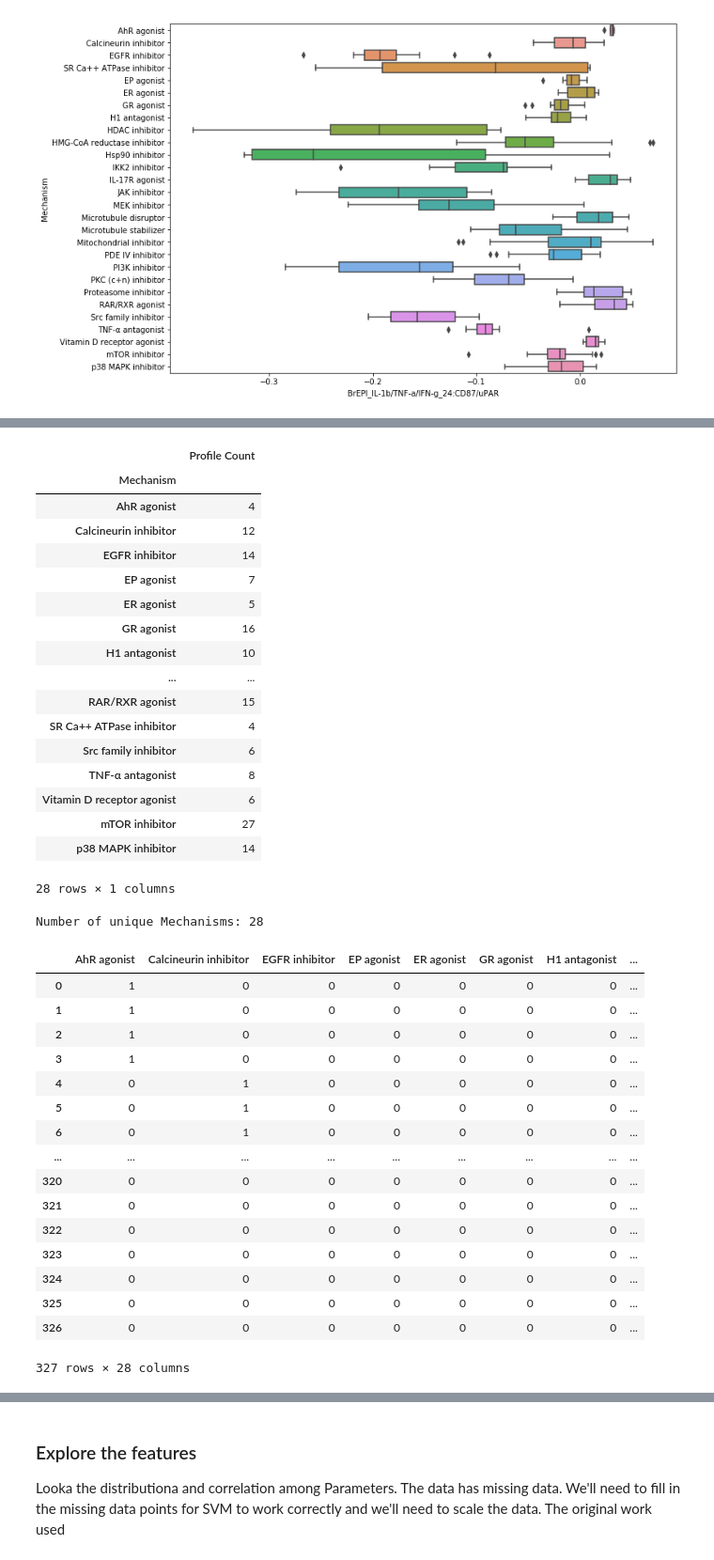
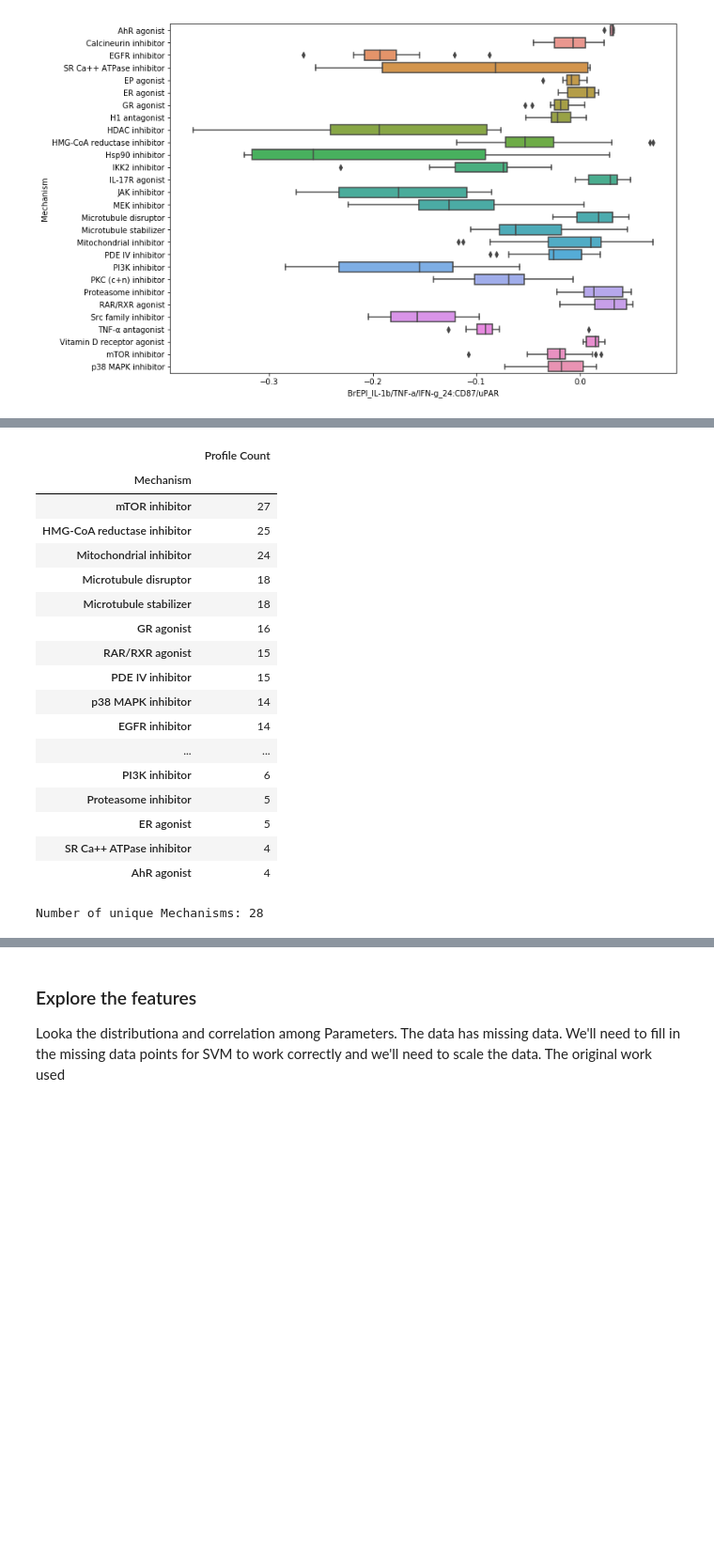
Before and after one commit to AntalBerenyi/SVM, a Jupyter notebook: Notebooks/SVM - Quick and Dirty.ipynb, the cells around one changed output, grey strips where cells are left out. Shown at 94% size. Cells and saved outputs as stored; diff of their text form; code cells hidden in the pictures; blank space fills up the shorter version.

```diff
--- a/Notebooks/SVM - Quick and Dirty.ipynb
+++ b/Notebooks/SVM - Quick and Dirty.ipynb
@@ -17,8 +17,8 @@ import seaborn as sns
 from IPython.display import display
 
 %matplotlib inline
-pd.options.display.max_rows = 15
+pd.options.display.max_rows = 30
 
 pd.options.display.max_columns = 300
 
-DEBUG = True
+VERBOSE = True
@@ -39,0 +43,5 @@ if (DEBUG):
+# %%
+sm = pd.DataFrame([s.split(':') for s in data.columns[2:].values.astype(str) ])
+index = [sm[0].values, sm[1].values]
+pd.options.display.max_rows = 84
+sm.groupby([0,1]).count()
@@ -39,0 +70,7 @@ if (DEBUG):
+# %%
+pd.options.display.max_rows = 30
+print("Number of unique Mechanisms: {}".format(data['Mechanism'].nunique()))
+m_gb = data.groupby('Mechanism').size()
+dfs = pd.DataFrame(m_gb, columns=['Profile Count'])
+
+if VERBOSE: display( dfs.sort_values(['Profile Count'], ascending=False))
@@ -53,52 +116,29 @@ sns.boxplot(data=data[['Mechanism','BrEPI_IL-1b/TNF-a/IFN-g_24:CD87/uPAR']],
 # %%
 # Split the data into training and testing. We'll work with the raw features and labels set to normalize and encode where needed.
 ## Split out labels from data
 profile_names = data['BioMAP Viewer Mixed Profile'] # save this for later reference
 labels_raw = data['Mechanism']
 
-if DEBUG: display(pd.DataFrame(pd.DataFrame(labels_raw).groupby('Mechanism').size(), columns=['Profile Count']))
+if DEBUG: display(pd.DataFrame(pd.DataFrame(labels_raw).groupby('Mechanism').size(), columns=['Profile Count']).sort_values(['Profile Count'], ascending=False))
 features_raw = data.drop(['Mechanism'], axis = 1)
 print("Number of unique Mechanisms: {}".format(len(labels_raw.unique())))
-
-# define target labels and one-hot encode
-labels_encoded = pad.get_dummies(labels_raw)
-# One-hot encode the Mechanisms
-if (DEBUG):
-    display(labels_encoded)
 # %% [output]
 |  | Profile Count |
 | Mechanism |  |
+| mTOR inhibitor | 27 |
+| HMG-CoA reductase inhibitor | 25 |
+| Mitochondrial inhibitor | 24 |
+| Microtubule disruptor | 18 |
+| Microtubule stabilizer | 18 |
+| GR agonist | 16 |
+| RAR/RXR agonist | 15 |
+| PDE IV inhibitor | 15 |
+| p38 MAPK inhibitor | 14 |
+| EGFR inhibitor | 14 |
+| ... | ... |
+| PI3K inhibitor | 6 |
+| Proteasome inhibitor | 5 |
+| ER agonist | 5 |
+| SR Ca++ ATPase inhibitor | 4 |
 | AhR agonist | 4 |
-| Calcineurin inhibitor | 12 |
-| EGFR inhibitor | 14 |
-| EP agonist | 7 |
-| ER agonist | 5 |
-| GR agonist | 16 |
-| H1 antagonist | 10 |
-| ... | ... |
-| RAR/RXR agonist | 15 |
-| SR Ca++ ATPase inhibitor | 4 |
-| Src family inhibitor | 6 |
-| TNF-α antagonist | 8 |
-| Vitamin D receptor agonist | 6 |
-| mTOR inhibitor | 27 |
-| p38 MAPK inhibitor | 14 |
-28 rows × 1 columns
+Number of unique Mechanisms: 28
-Number of unique Mechanisms: 28
-|  | AhR agonist | Calcineurin inhibitor | EGFR inhibitor | EP agonist | ER agonist | GR agonist | H1 antagonist | ... |
-| 0 | 1 | 0 | 0 | 0 | 0 | 0 | 0 | ... |
-| 1 | 1 | 0 | 0 | 0 | 0 | 0 | 0 | ... |
-| 2 | 1 | 0 | 0 | 0 | 0 | 0 | 0 | ... |
-| 3 | 1 | 0 | 0 | 0 | 0 | 0 | 0 | ... |
-| 4 | 0 | 1 | 0 | 0 | 0 | 0 | 0 | ... |
-| 5 | 0 | 1 | 0 | 0 | 0 | 0 | 0 | ... |
-| 6 | 0 | 1 | 0 | 0 | 0 | 0 | 0 | ... |
-| ... | ... | ... | ... | ... | ... | ... | ... | ... |
-| 320 | 0 | 0 | 0 | 0 | 0 | 0 | 0 | ... |
-| 321 | 0 | 0 | 0 | 0 | 0 | 0 | 0 | ... |
-| 322 | 0 | 0 | 0 | 0 | 0 | 0 | 0 | ... |
-| 323 | 0 | 0 | 0 | 0 | 0 | 0 | 0 | ... |
-| 324 | 0 | 0 | 0 | 0 | 0 | 0 | 0 | ... |
-| 325 | 0 | 0 | 0 | 0 | 0 | 0 | 0 | ... |
-| 326 | 0 | 0 | 0 | 0 | 0 | 0 | 0 | ... |
-327 rows × 28 columns
```
Also changed, not shown: parts of 12 cells of this notebook, 10 other files.
